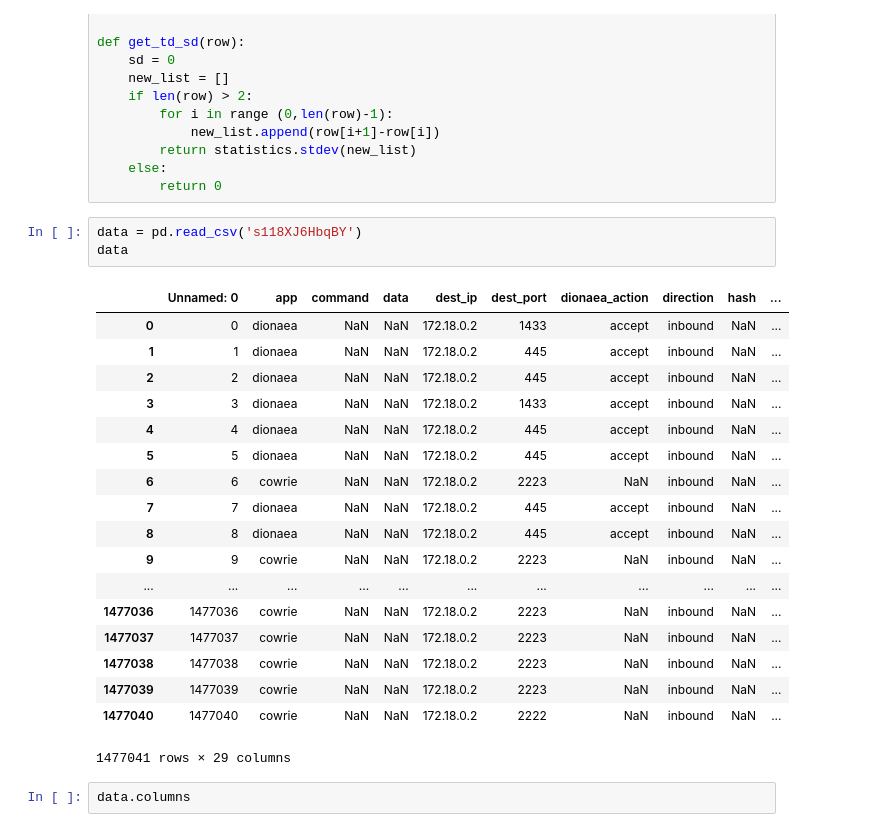
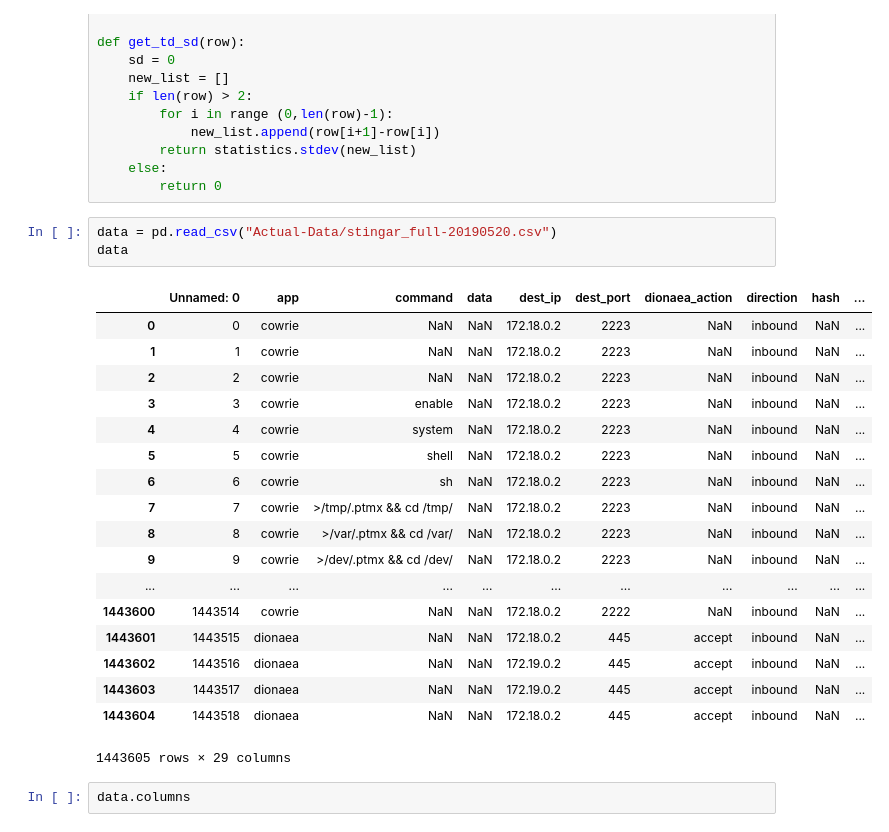
Before and after one commit to rijish45/Security-Analytics, a Jupyter notebook: Model.ipynb, the cells around one changed output. Drawn from its saved outputs; the diff is of its cells as text.

```diff
--- a/Model.ipynb
+++ b/Model.ipynb
@@ -31,27 +31,27 @@ def get_td_sd(row):
     else:
         return 0
 # %%
-data = pd.read_csv('s118XJ6HbqBY')
+data = pd.read_csv("Actual-Data/stingar_full-20190520.csv")
 data
 # %% [output]
 |  | Unnamed: 0 | app | command | data | dest_ip | dest_port | dionaea_action | direction | hash | ... |
-| 0 | 0 | dionaea | NaN | NaN | 172.18.0.2 | 1433 | accept | inbound | NaN | ... |
-| 1 | 1 | dionaea | NaN | NaN | 172.18.0.2 | 445 | accept | inbound | NaN | ... |
-| 2 | 2 | dionaea | NaN | NaN | 172.18.0.2 | 445 | accept | inbound | NaN | ... |
-| 3 | 3 | dionaea | NaN | NaN | 172.18.0.2 | 1433 | accept | inbound | NaN | ... |
-| 4 | 4 | dionaea | NaN | NaN | 172.18.0.2 | 445 | accept | inbound | NaN | ... |
-| 5 | 5 | dionaea | NaN | NaN | 172.18.0.2 | 445 | accept | inbound | NaN | ... |
-| 6 | 6 | cowrie | NaN | NaN | 172.18.0.2 | 2223 | NaN | inbound | NaN | ... |
-| 7 | 7 | dionaea | NaN | NaN | 172.18.0.2 | 445 | accept | inbound | NaN | ... |
-| 8 | 8 | dionaea | NaN | NaN | 172.18.0.2 | 445 | accept | inbound | NaN | ... |
-| 9 | 9 | cowrie | NaN | NaN | 172.18.0.2 | 2223 | NaN | inbound | NaN | ... |
+| 0 | 0 | cowrie | NaN | NaN | 172.18.0.2 | 2223 | NaN | inbound | NaN | ... |
+| 1 | 1 | cowrie | NaN | NaN | 172.18.0.2 | 2223 | NaN | inbound | NaN | ... |
+| 2 | 2 | cowrie | NaN | NaN | 172.18.0.2 | 2223 | NaN | inbound | NaN | ... |
+| 3 | 3 | cowrie | enable | NaN | 172.18.0.2 | 2223 | NaN | inbound | NaN | ... |
+| 4 | 4 | cowrie | system | NaN | 172.18.0.2 | 2223 | NaN | inbound | NaN | ... |
+| 5 | 5 | cowrie | shell | NaN | 172.18.0.2 | 2223 | NaN | inbound | NaN | ... |
+| 6 | 6 | cowrie | sh | NaN | 172.18.0.2 | 2223 | NaN | inbound | NaN | ... |
+| 7 | 7 | cowrie | >/tmp/.ptmx && cd /tmp/ | NaN | 172.18.0.2 | 2223 | NaN | inbound | NaN | ... |
+| 8 | 8 | cowrie | >/var/.ptmx && cd /var/ | NaN | 172.18.0.2 | 2223 | NaN | inbound | NaN | ... |
+| 9 | 9 | cowrie | >/dev/.ptmx && cd /dev/ | NaN | 172.18.0.2 | 2223 | NaN | inbound | NaN | ... |
 | ... | ... | ... | ... | ... | ... | ... | ... | ... | ... | ... |
-| 1477036 | 1477036 | cowrie | NaN | NaN | 172.18.0.2 | 2223 | NaN | inbound | NaN | ... |
-| 1477037 | 1477037 | cowrie | NaN | NaN | 172.18.0.2 | 2223 | NaN | inbound | NaN | ... |
-| 1477038 | 1477038 | cowrie | NaN | NaN | 172.18.0.2 | 2223 | NaN | inbound | NaN | ... |
-| 1477039 | 1477039 | cowrie | NaN | NaN | 172.18.0.2 | 2223 | NaN | inbound | NaN | ... |
-| 1477040 | 1477040 | cowrie | NaN | NaN | 172.18.0.2 | 2222 | NaN | inbound | NaN | ... |
+| 1443600 | 1443514 | cowrie | NaN | NaN | 172.18.0.2 | 2222 | NaN | inbound | NaN | ... |
+| 1443601 | 1443515 | dionaea | NaN | NaN | 172.18.0.2 | 445 | accept | inbound | NaN | ... |
+| 1443602 | 1443516 | dionaea | NaN | NaN | 172.19.0.2 | 445 | accept | inbound | NaN | ... |
+| 1443603 | 1443517 | dionaea | NaN | NaN | 172.19.0.2 | 445 | accept | inbound | NaN | ... |
+| 1443604 | 1443518 | dionaea | NaN | NaN | 172.18.0.2 | 445 | accept | inbound | NaN | ... |
-1477041 rows × 29 columns
+1443605 rows × 29 columns
 # %%
 data.columns
 # %% [output]
```
Also changed, not shown: parts of 63 cells of this notebook.
